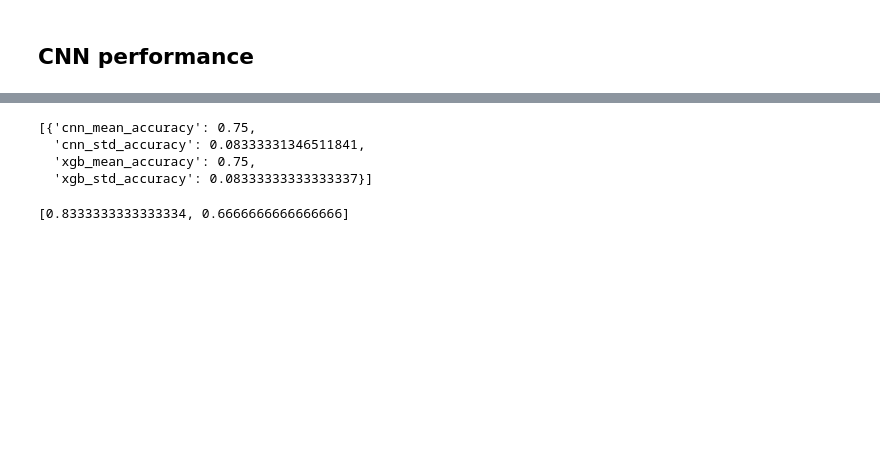
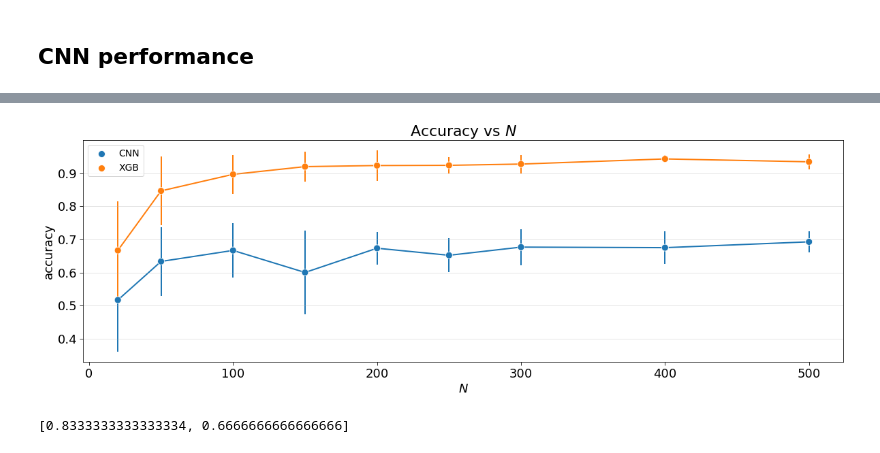
Before and after one commit to niklai99/LCP-modB, a Jupyter notebook: 04-XGBoost/2207_04-XGB.ipynb, the cells around one changed output, grey strips where cells are left out. Cells and saved outputs as stored; diff of their text form; code cells hidden in the pictures; blank space fills up the shorter version.

Commit message:
added accuracy plots

```diff
--- a/04-XGBoost/2207_04-XGB.ipynb
+++ b/04-XGBoost/2207_04-XGB.ipynb
@@ -381,10 +381,43 @@ with open("perfromance_list", ‘wb’) as f:
-# %%
-performance_list
-# %% [output]
-[{'cnn_mean_accuracy': 0.75,
-  'cnn_std_accuracy': 0.08333331346511841,
-  'xgb_mean_accuracy': 0.75,
-  'xgb_std_accuracy': 0.08333333333333337}]
+# %%
+fig = plt.figure(figsize=(20,6))
+ax = fig.add_subplot(111)
+
+ax = plot_utils.scatter_results(
+    parameter=N_list,
+    result=[performance['cnn_mean_accuracy'] for performance in performance_list],
+    error=[performance['cnn_std_accuracy'] for performance in performance_list],
+    fig=fig,
+    ax=ax,
+    label="CNN",
+    par_label="$N$",
+    metric_label="accuracy",
+    color="tab:blue",
+    lw=2,
+    ls="-",
+    title="Accuracy vs $N$",
+)
+
+ax = plot_utils.scatter_results(
+    parameter=N_list,
+    result=[performance['xgb_mean_accuracy'] for performance in performance_list],
+    error=[performance['xgb_std_accuracy'] for performance in performance_list],
+    fig=fig,
+    ax=ax,
+    label="XGB",
+    par_label="$N$",
+    metric_label="accuracy",
+    color="tab:orange",
+    lw=2,
+    ls="-",
+    title="Accuracy vs $N$",
+)
+
+ax.set_axisbelow(True)
+ax.grid("y", "major", axis="y", alpha=0.4)
+
+plt.show()
+# %% [output]
+[figure, added]
 # %%
 xgb_performance
 # %% [output]
```
Also changed, not shown: parts of 4 cells of this notebook, 1 other file.
